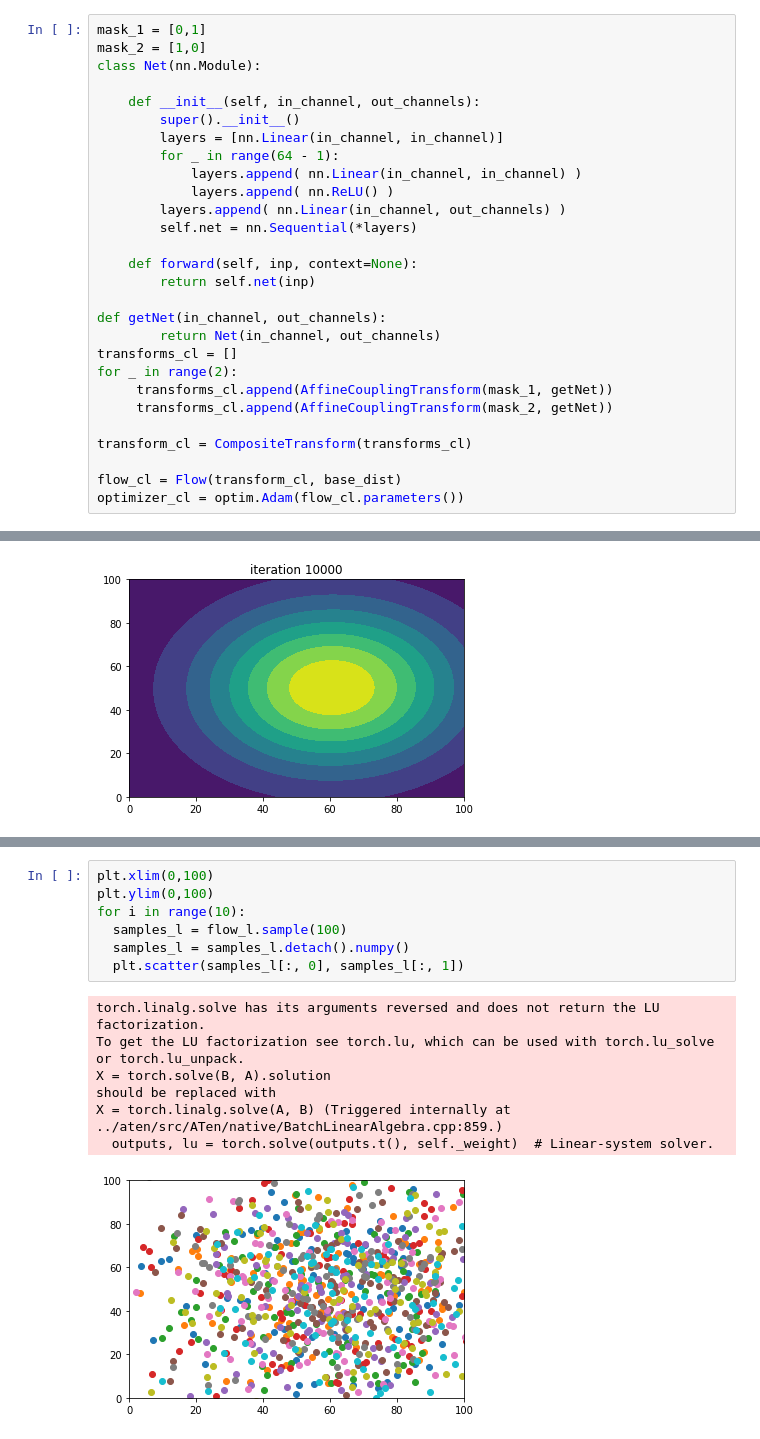
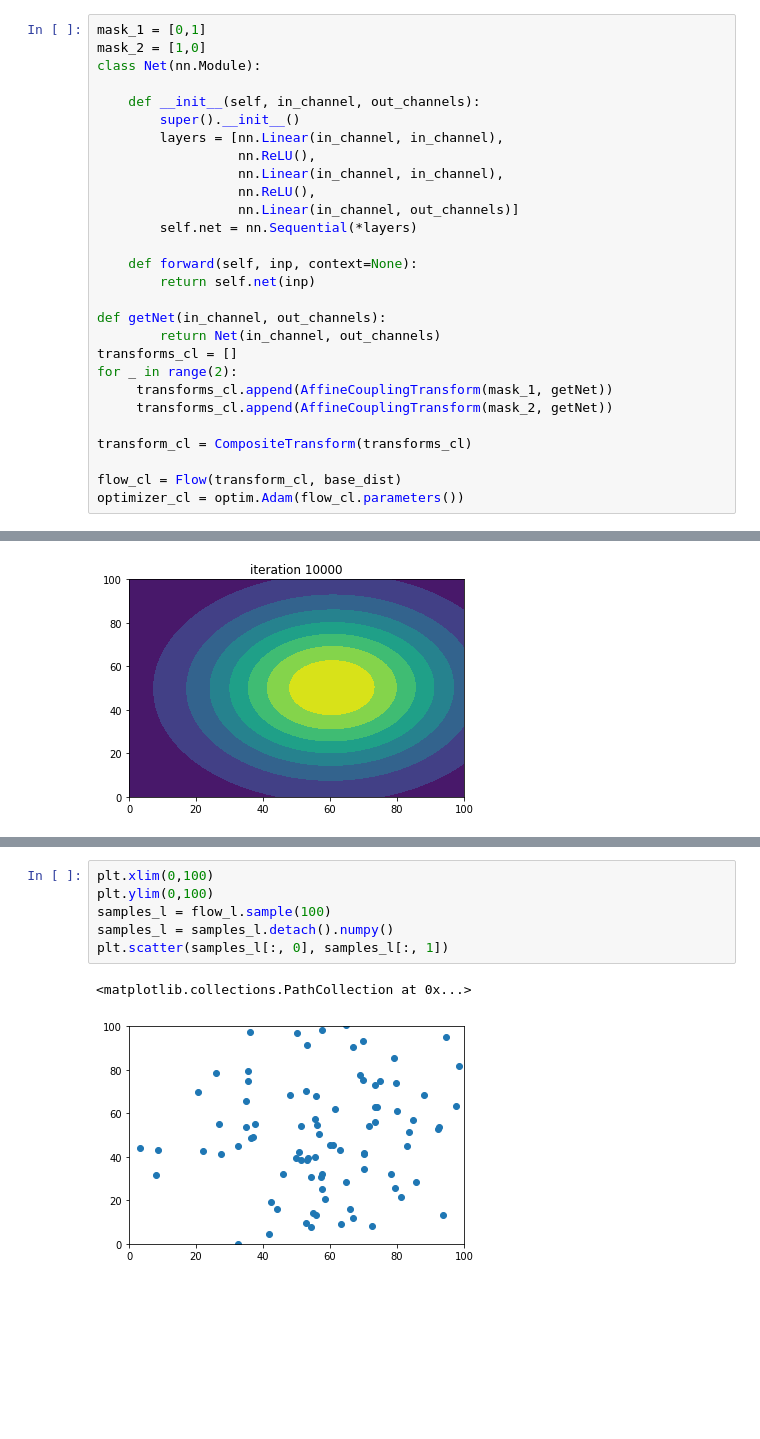
Before and after one commit to pragatischdv/SamplingNF, a Jupyter notebook: Sampling_with_unsupervised_dataset_3.ipynb, the cells around one changed output, grey strips where cells are left out. Drawn from its saved outputs; the diff is of its cells as text; blank space fills up the shorter version.

```diff
--- a/Sampling_with_unsupervised_dataset_3.ipynb
+++ b/Sampling_with_unsupervised_dataset_3.ipynb
@@ -63,11 +63,11 @@ class Net(nn.Module):
 
     def __init__(self, in_channel, out_channels):
         super().__init__()
-        layers = [nn.Linear(in_channel, in_channel)]
-        for _ in range(64 - 1):
-            layers.append( nn.Linear(in_channel, in_channel) )
-            layers.append( nn.ReLU() )
-        layers.append( nn.Linear(in_channel, out_channels) )
+        layers = [nn.Linear(in_channel, in_channel),
+                  nn.ReLU(),
+                  nn.Linear(in_channel, in_channel),
+                  nn.ReLU(),
+                  nn.Linear(in_channel, out_channels)]
         self.net = nn.Sequential(*layers)
 
     def forward(self, inp, context=None):
@@ -182,15 +176,9 @@ for i in range(10):
 # %%
 plt.xlim(0,100)
 plt.ylim(0,100)
-for i in range(10):
-  samples_l = flow_l.sample(100)
-  samples_l = samples_l.detach().numpy()
-  plt.scatter(samples_l[:, 0], samples_l[:, 1])
+samples_l = flow_l.sample(100)
+samples_l = samples_l.detach().numpy()
+plt.scatter(samples_l[:, 0], samples_l[:, 1])
 # %% [output]
-torch.linalg.solve has its arguments reversed and does not return the LU factorization.
-To get the LU factorization see torch.lu, which can be used with torch.lu_solve or torch.lu_unpack.
-X = torch.solve(B, A).solution
-should be replaced with
-X = torch.linalg.solve(A, B) (Triggered internally at  ../aten/src/ATen/native/BatchLinearAlgebra.cpp:859.)
-  outputs, lu = torch.solve(outputs.t(), self._weight)  # Linear-system solver.
+<matplotlib.collections.PathCollection at 0x...>
-[figure, old version]
+[figure, new version]
```
Also changed, not shown: parts of 5 cells of this notebook.
